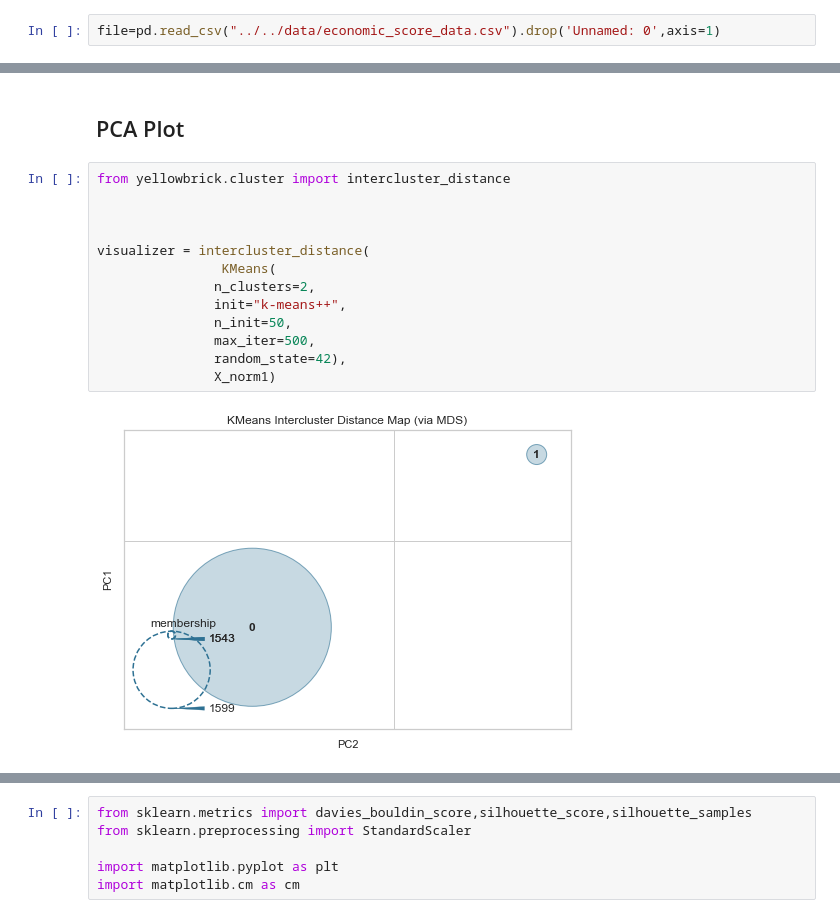
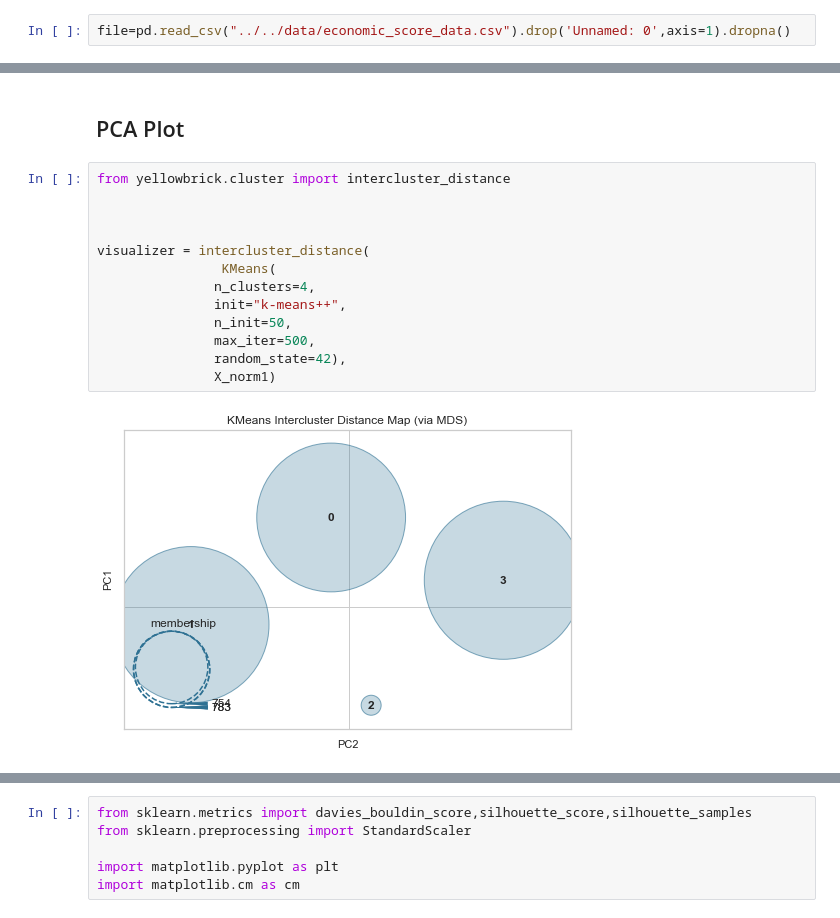
Before and after one commit to community-insight-impact/community_clustering, a Jupyter notebook: Clustering Notebooks/Economic Harm Score/Economic Harm Score.ipynb, the cells around one changed output, grey strips where cells are left out. Drawn from its saved outputs; the diff is of its cells as text.

```diff
--- a/Clustering Notebooks/Economic Harm Score/Economic Harm Score.ipynb
+++ b/Clustering Notebooks/Economic Harm Score/Economic Harm Score.ipynb
@@ -10,4 +11,4 @@ from sklearn.metrics.pairwise import cosine_similarity
 from sklearn.preprocessing import StandardScaler
 from sklearn.mixture import GaussianMixture
 # %%
-file=pd.read_csv("../../data/economic_score_data.csv").drop('Unnamed: 0',axis=1)
+file=pd.read_csv("../../data/economic_score_data.csv").drop('Unnamed: 0',axis=1).dropna()
@@ -401,18 +354,18 @@ Intercluster distance maps display an embedding of the cluster centers in 2 dime
 # %%
 from yellowbrick.cluster import intercluster_distance
 
 
 
 visualizer = intercluster_distance(
                 KMeans(
-               n_clusters=2,
+               n_clusters=4,
                init="k-means++",
                n_init=50,
                max_iter=500,
                random_state=42),
                X_norm1)
 # %% [output]
-[figure, old version]
+[figure, new version]
 # %%
 from yellowbrick.features import pca_decomposition
 visualizer = pca_decomposition(X_train,y_train)
```
Also changed, not shown: parts of 23 cells of this notebook, 3 other files.
